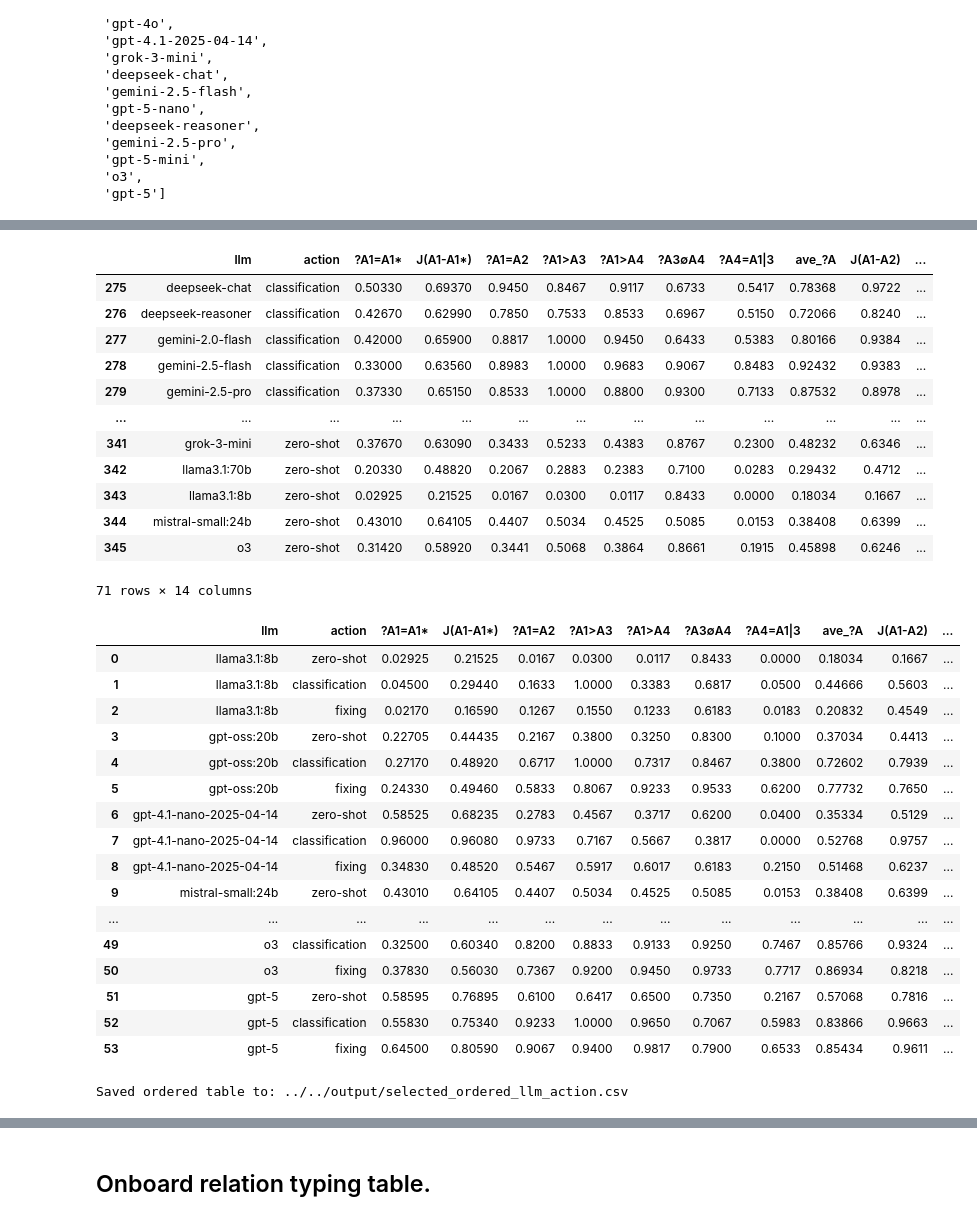
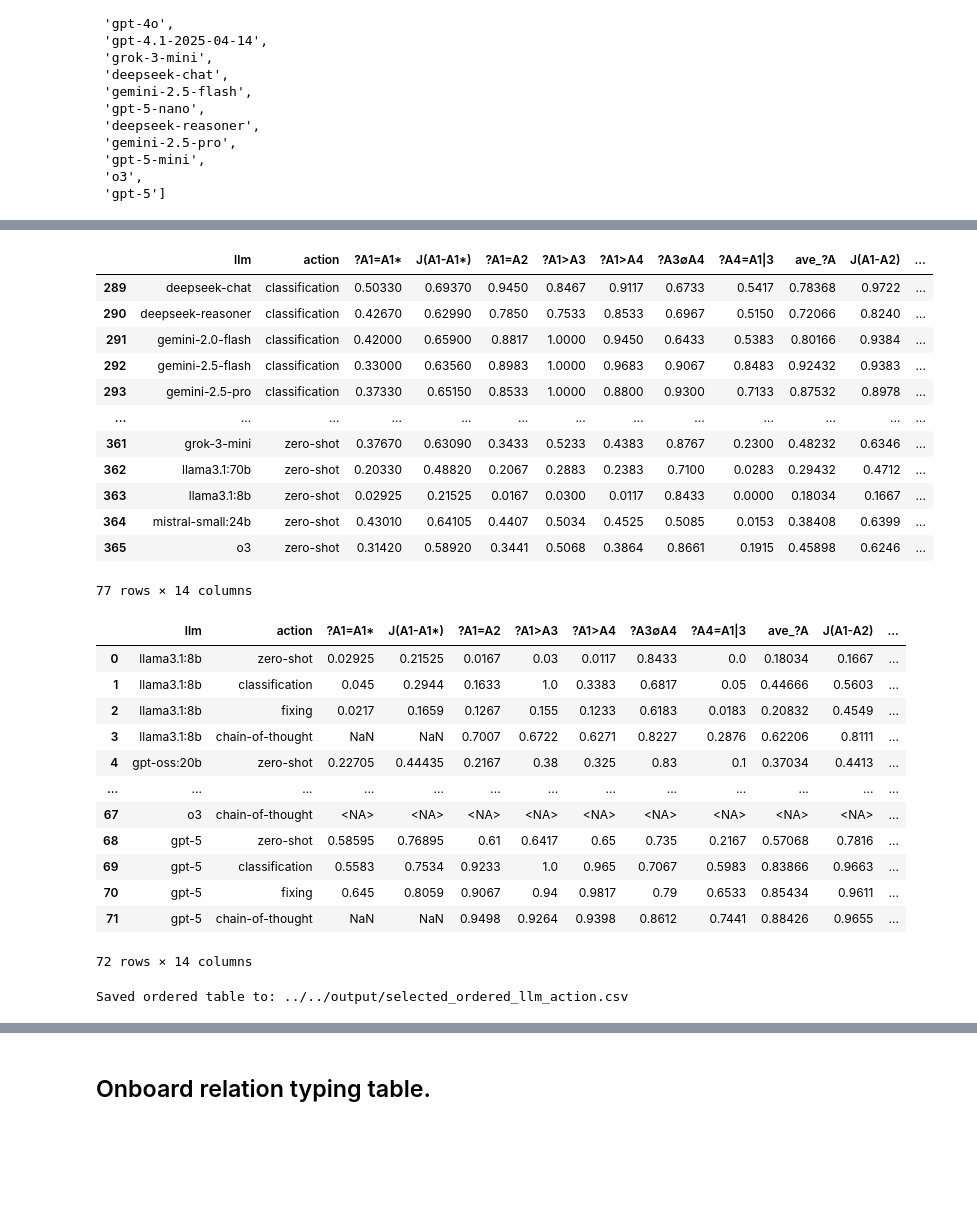
Before and after one commit to GabrieleT0/Answer-Set-Consistency-of-LLMs-For-QA, a Jupyter notebook: src/evaluation/onboard.ipynb, the cells around one changed output, grey strips where cells are left out. Drawn from its saved outputs; the diff is of its cells as text; code cells hidden in the pictures; blank space fills up the shorter version.

```diff
--- a/src/evaluation/onboard.ipynb
+++ b/src/evaluation/onboard.ipynb
@@ -8,7 +8,7 @@ import os
 
 # Load the data from summary_xidx.csv in the output folder
 folder = "../../output/"
-file = os.path.join(folder, "summary_xidk.csv")
+file = os.path.join(folder, "summary_xidk_old.csv")
 df = pd.read_csv(file)
 df.head()
 # %% [output]
@@ -147,18 +147,18 @@ if missing_cols:
 display(df[present_cols])
 # %% [output]
 |  | llm | action | ?A1=A1* | J(A1-A1*) | ?A1=A2 | ?A1>A3 | ?A1>A4 | ?A3∅A4 | ?A4=A1|3 | ave_?A | J(A1-A2) | ... |
-| 275 | deepseek-chat | classification | 0.50330 | 0.69370 | 0.9450 | 0.8467 | 0.9117 | 0.6733 | 0.5417 | 0.78368 | 0.9722 | ... |
-| 276 | deepseek-reasoner | classification | 0.42670 | 0.62990 | 0.7850 | 0.7533 | 0.8533 | 0.6967 | 0.5150 | 0.72066 | 0.8240 | ... |
-| 277 | gemini-2.0-flash | classification | 0.42000 | 0.65900 | 0.8817 | 1.0000 | 0.9450 | 0.6433 | 0.5383 | 0.80166 | 0.9384 | ... |
-| 278 | gemini-2.5-flash | classification | 0.33000 | 0.63560 | 0.8983 | 1.0000 | 0.9683 | 0.9067 | 0.8483 | 0.92432 | 0.9383 | ... |
-| 279 | gemini-2.5-pro | classification | 0.37330 | 0.65150 | 0.8533 | 1.0000 | 0.8800 | 0.9300 | 0.7133 | 0.87532 | 0.8978 | ... |
+| 289 | deepseek-chat | classification | 0.50330 | 0.69370 | 0.9450 | 0.8467 | 0.9117 | 0.6733 | 0.5417 | 0.78368 | 0.9722 | ... |
+| 290 | deepseek-reasoner | classification | 0.42670 | 0.62990 | 0.7850 | 0.7533 | 0.8533 | 0.6967 | 0.5150 | 0.72066 | 0.8240 | ... |
+| 291 | gemini-2.0-flash | classification | 0.42000 | 0.65900 | 0.8817 | 1.0000 | 0.9450 | 0.6433 | 0.5383 | 0.80166 | 0.9384 | ... |
+| 292 | gemini-2.5-flash | classification | 0.33000 | 0.63560 | 0.8983 | 1.0000 | 0.9683 | 0.9067 | 0.8483 | 0.92432 | 0.9383 | ... |
+| 293 | gemini-2.5-pro | classification | 0.37330 | 0.65150 | 0.8533 | 1.0000 | 0.8800 | 0.9300 | 0.7133 | 0.87532 | 0.8978 | ... |
 | ... | ... | ... | ... | ... | ... | ... | ... | ... | ... | ... | ... | ... |
-| 341 | grok-3-mini | zero-shot | 0.37670 | 0.63090 | 0.3433 | 0.5233 | 0.4383 | 0.8767 | 0.2300 | 0.48232 | 0.6346 | ... |
-| 342 | llama3.1:70b | zero-shot | 0.20330 | 0.48820 | 0.2067 | 0.2883 | 0.2383 | 0.7100 | 0.0283 | 0.29432 | 0.4712 | ... |
-| 343 | llama3.1:8b | zero-shot | 0.02925 | 0.21525 | 0.0167 | 0.0300 | 0.0117 | 0.8433 | 0.0000 | 0.18034 | 0.1667 | ... |
-| 344 | mistral-small:24b | zero-shot | 0.43010 | 0.64105 | 0.4407 | 0.5034 | 0.4525 | 0.5085 | 0.0153 | 0.38408 | 0.6399 | ... |
-| 345 | o3 | zero-shot | 0.31420 | 0.58920 | 0.3441 | 0.5068 | 0.3864 | 0.8661 | 0.1915 | 0.45898 | 0.6246 | ... |
+| 361 | grok-3-mini | zero-shot | 0.37670 | 0.63090 | 0.3433 | 0.5233 | 0.4383 | 0.8767 | 0.2300 | 0.48232 | 0.6346 | ... |
+| 362 | llama3.1:70b | zero-shot | 0.20330 | 0.48820 | 0.2067 | 0.2883 | 0.2383 | 0.7100 | 0.0283 | 0.29432 | 0.4712 | ... |
+| 363 | llama3.1:8b | zero-shot | 0.02925 | 0.21525 | 0.0167 | 0.0300 | 0.0117 | 0.8433 | 0.0000 | 0.18034 | 0.1667 | ... |
+| 364 | mistral-small:24b | zero-shot | 0.43010 | 0.64105 | 0.4407 | 0.5034 | 0.4525 | 0.5085 | 0.0153 | 0.38408 | 0.6399 | ... |
+| 365 | o3 | zero-shot | 0.31420 | 0.58920 | 0.3441 | 0.5068 | 0.3864 | 0.8661 | 0.1915 | 0.45898 | 0.6246 | ... |
-71 rows × 14 columns
+77 rows × 14 columns
 # %%
 # New cell: create DataFrame ordered by LLM then action and show only selected columns
 from IPython.display import display
@@ -185,7 +185,7 @@ llms = ['llama3.1:8b',
  'o3',
  'gpt-5']
 
-actions = ['zero-shot', 'classification', 'fixing']
+actions = ['zero-shot', 'classification', 'fixing', 'chain-of-thought']
 cols = ["llm","action", "?A1=A1*", "J(A1-A1*)", "?A1=A2", "?A1>A3","?A1>A4","?A3∅A4","?A4=A1|3","ave_?A",
         "J(A1-A2)","J(A3-A4)","J(A4-A1|3)","idk"]
 
@@ -242,50 +242,46 @@ for l in llms:
                     continue
                 if c in numeric.columns:
                     row[c] = numeric[c].mean()
                 elif c in non_numeric.columns:
                     row[c] = non_numeric[c].iloc[0]
                 else:
                     row[c] = pd.NA
             rows.append(row)
         else:
             # missing pair -> filled with NaNs but keep llm and action values
             row = {c: pd.NA for c in cols}
             row['llm'] = l
             row['action'] = a
             rows.append(row)
 
 # Create DataFrame and ensure column order
 ordered_df = pd.DataFrame(rows)
 # Keep only columns that exist in ordered_df and in requested order
 final_cols = [c for c in cols if c in ordered_df.columns]
 ordered_df = ordered_df[final_cols]
 
 # Display and save to CSV (in output folder)
 display(ordered_df)
 out_folder = '../../output'
 os.makedirs(out_folder, exist_ok=True)
 out_csv = os.path.join(out_folder, 'selected_ordered_llm_action.csv')
 ordered_df.to_csv(out_csv, index=False)
 print(f'Saved ordered table to: {out_csv}')
 # %% [output]
 |  | llm | action | ?A1=A1* | J(A1-A1*) | ?A1=A2 | ?A1>A3 | ?A1>A4 | ?A3∅A4 | ?A4=A1|3 | ave_?A | J(A1-A2) | ... |
-| 0 | llama3.1:8b | zero-shot | 0.02925 | 0.21525 | 0.0167 | 0.0300 | 0.0117 | 0.8433 | 0.0000 | 0.18034 | 0.1667 | ... |
-| 1 | llama3.1:8b | classification | 0.04500 | 0.29440 | 0.1633 | 1.0000 | 0.3383 | 0.6817 | 0.0500 | 0.44666 | 0.5603 | ... |
-| 2 | llama3.1:8b | fixing | 0.02170 | 0.16590 | 0.1267 | 0.1550 | 0.1233 | 0.6183 | 0.0183 | 0.20832 | 0.4549 | ... |
-| 3 | gpt-oss:20b | zero-shot | 0.22705 | 0.44435 | 0.2167 | 0.3800 | 0.3250 | 0.8300 | 0.1000 | 0.37034 | 0.4413 | ... |
-| 4 | gpt-oss:20b | classification | 0.27170 | 0.48920 | 0.6717 | 1.0000 | 0.7317 | 0.8467 | 0.3800 | 0.72602 | 0.7939 | ... |
-| 5 | gpt-oss:20b | fixing | 0.24330 | 0.49460 | 0.5833 | 0.8067 | 0.9233 | 0.9533 | 0.6200 | 0.77732 | 0.7650 | ... |
-| 6 | gpt-4.1-nano-2025-04-14 | zero-shot | 0.58525 | 0.68235 | 0.2783 | 0.4567 | 0.3717 | 0.6200 | 0.0400 | 0.35334 | 0.5129 | ... |
-| 7 | gpt-4.1-nano-2025-04-14 | classification | 0.96000 | 0.96080 | 0.9733 | 0.7167 | 0.5667 | 0.3817 | 0.0000 | 0.52768 | 0.9757 | ... |
-| 8 | gpt-4.1-nano-2025-04-14 | fixing | 0.34830 | 0.48520 | 0.5467 | 0.5917 | 0.6017 | 0.6183 | 0.2150 | 0.51468 | 0.6237 | ... |
-| 9 | mistral-small:24b | zero-shot | 0.43010 | 0.64105 | 0.4407 | 0.5034 | 0.4525 | 0.5085 | 0.0153 | 0.38408 | 0.6399 | ... |
+| 0 | llama3.1:8b | zero-shot | 0.02925 | 0.21525 | 0.0167 | 0.03 | 0.0117 | 0.8433 | 0.0 | 0.18034 | 0.1667 | ... |
+| 1 | llama3.1:8b | classification | 0.045 | 0.2944 | 0.1633 | 1.0 | 0.3383 | 0.6817 | 0.05 | 0.44666 | 0.5603 | ... |
+| 2 | llama3.1:8b | fixing | 0.0217 | 0.1659 | 0.1267 | 0.155 | 0.1233 | 0.6183 | 0.0183 | 0.20832 | 0.4549 | ... |
+| 3 | llama3.1:8b | chain-of-thought | NaN | NaN | 0.7007 | 0.6722 | 0.6271 | 0.8227 | 0.2876 | 0.62206 | 0.8111 | ... |
+| 4 | gpt-oss:20b | zero-shot | 0.22705 | 0.44435 | 0.2167 | 0.38 | 0.325 | 0.83 | 0.1 | 0.37034 | 0.4413 | ... |
 | ... | ... | ... | ... | ... | ... | ... | ... | ... | ... | ... | ... | ... |
-| 49 | o3 | classification | 0.32500 | 0.60340 | 0.8200 | 0.8833 | 0.9133 | 0.9250 | 0.7467 | 0.85766 | 0.9324 | ... |
-| 50 | o3 | fixing | 0.37830 | 0.56030 | 0.7367 | 0.9200 | 0.9450 | 0.9733 | 0.7717 | 0.86934 | 0.8218 | ... |
-| 51 | gpt-5 | zero-shot | 0.58595 | 0.76895 | 0.6100 | 0.6417 | 0.6500 | 0.7350 | 0.2167 | 0.57068 | 0.7816 | ... |
-| 52 | gpt-5 | classification | 0.55830 | 0.75340 | 0.9233 | 1.0000 | 0.9650 | 0.7067 | 0.5983 | 0.83866 | 0.9663 | ... |
-| 53 | gpt-5 | fixing | 0.64500 | 0.80590 | 0.9067 | 0.9400 | 0.9817 | 0.7900 | 0.6533 | 0.85434 | 0.9611 | ... |
+| 67 | o3 | chain-of-thought | <NA> | <NA> | <NA> | <NA> | <NA> | <NA> | <NA> | <NA> | <NA> | ... |
+| 68 | gpt-5 | zero-shot | 0.58595 | 0.76895 | 0.61 | 0.6417 | 0.65 | 0.735 | 0.2167 | 0.57068 | 0.7816 | ... |
+| 69 | gpt-5 | classification | 0.5583 | 0.7534 | 0.9233 | 1.0 | 0.965 | 0.7067 | 0.5983 | 0.83866 | 0.9663 | ... |
+| 70 | gpt-5 | fixing | 0.645 | 0.8059 | 0.9067 | 0.94 | 0.9817 | 0.79 | 0.6533 | 0.85434 | 0.9611 | ... |
+| 71 | gpt-5 | chain-of-thought | NaN | NaN | 0.9498 | 0.9264 | 0.9398 | 0.8612 | 0.7441 | 0.88426 | 0.9655 | ... |
-Saved ordered table to: ../../output/selected_ordered_llm_action.csv
+72 rows × 14 columns
+Saved ordered table to: ../../output/selected_ordered_llm_action.csv
 # %%
 # Define display names for LLMs
 display_names = {
```
Also changed, not shown: parts of 15 cells of this notebook.
